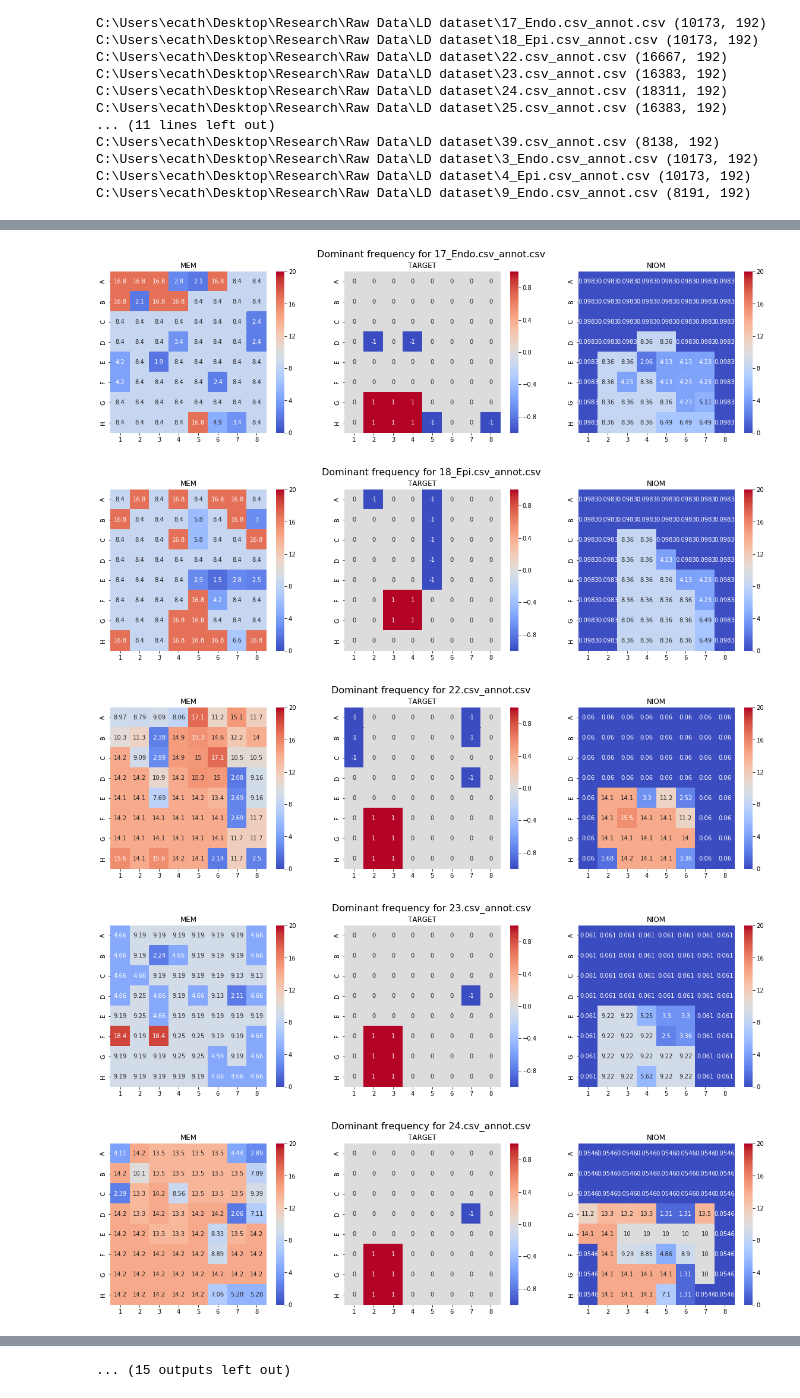
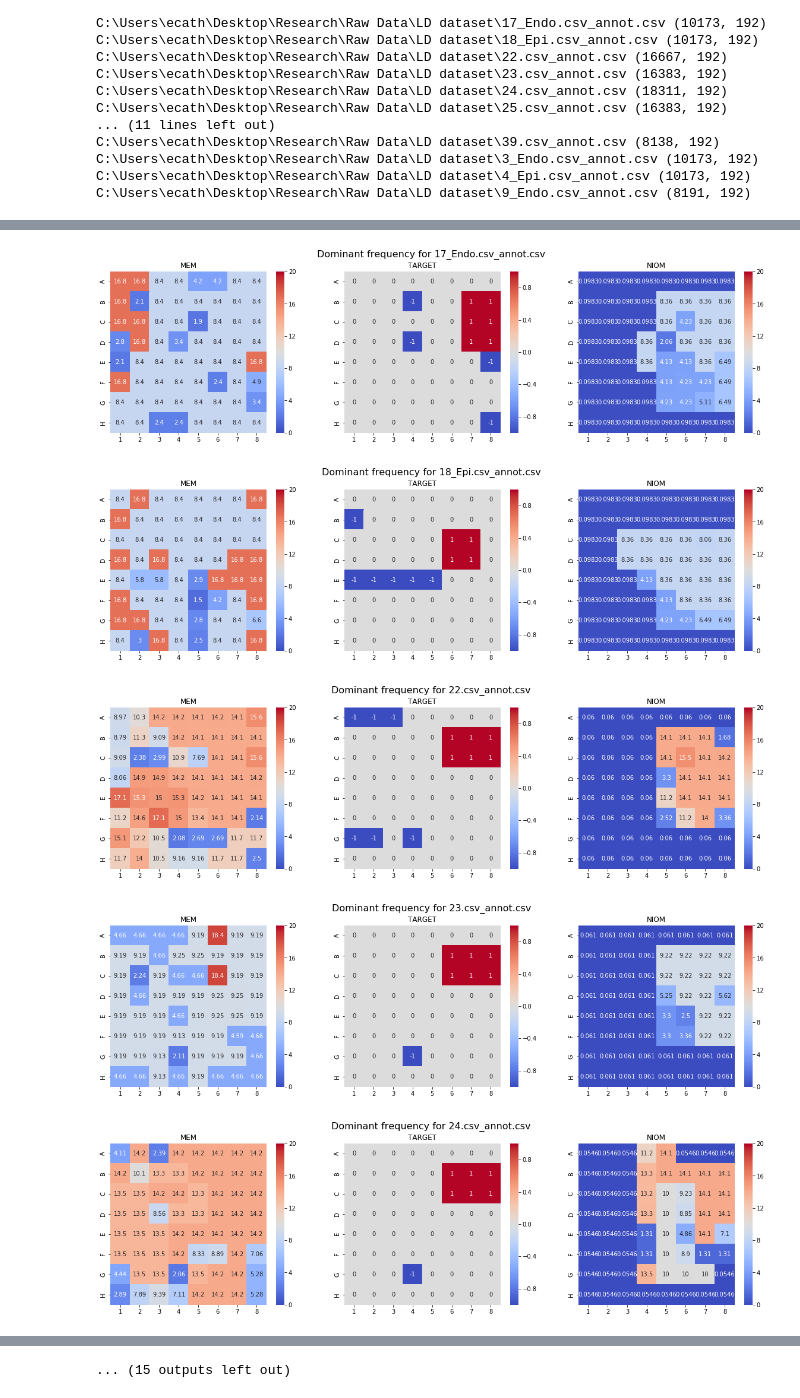
Before and after one commit to DersUzala/FFT, a Jupyter notebook: Heatmaps skript.ipynb, the cells around one changed output, grey strips where cells are left out. Saved outputs shown, nothing was run; the diff lists cells and outputs as text; code cells hidden in the pictures.

```diff
--- a/Heatmaps skript.ipynb
+++ b/Heatmaps skript.ipynb
@@ -255,10 +255,10 @@ for i in range(len(mem_spectrum)):
     dominant_freq_mem, target = max_freq(mem_spectrum[i])
     dominant_freq_niom, _ = max_freq(niom_spectrum[i])
 
-    resized_mem = np.resize(dominant_freq_mem,(8,8)).transpose()
-    resized_niom = np.resize(dominant_freq_niom,(8,8)).transpose()
+    resized_mem = np.resize(dominant_freq_mem,(8,8))
+    resized_niom = np.resize(dominant_freq_niom,(8,8))
 
-    resized_target = np.resize(target,(8,8)).transpose()
+    resized_target = np.resize(target,(8,8))
 
     fig = plt.figure(figsize=(20, 5))
     ax1, ax2, ax3 = fig.subplots(1,3)
@@ -285,7 +285,7 @@ for i in range(len(mem_spectrum)):
 
     ax2.set_title('TARGET')
 
-    plt.savefig(r'C:\Users\ecath\Desktop\Research\Raw Data' + '\\' + file_names[i] + ' dom_freq.png', format='png' )
+#     plt.savefig(r'C:\Users\ecath\Desktop\Research\Raw Data' + '\\' + file_names[i] + ' dom_freq.png', format='png' )
 
     plt.show()
 # %% [output]
@@ -298,5 +298,5 @@ for i in range(len(mem_spectrum)):
-[figure, old version]
+[figure, new version]
-[figure, old version]
+[figure, new version]
-[figure, old version]
+[figure, new version]
-[figure, old version]
+[figure, new version]
-[figure, old version]
+[figure, new version]
```
Also changed, not shown: parts of 2 cells of this notebook.
